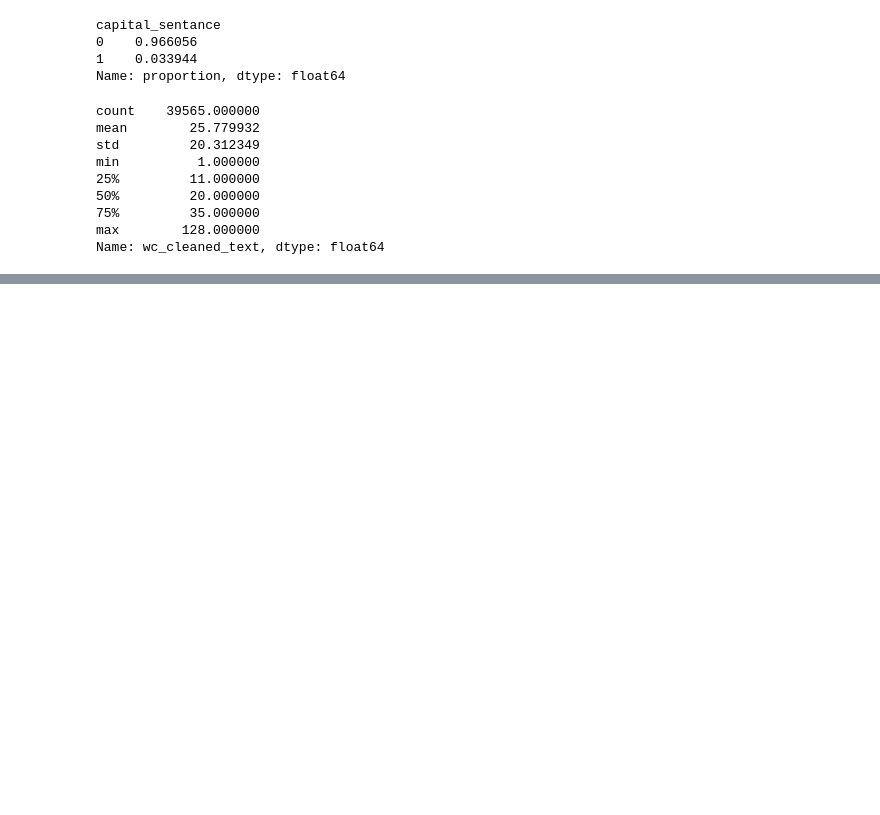
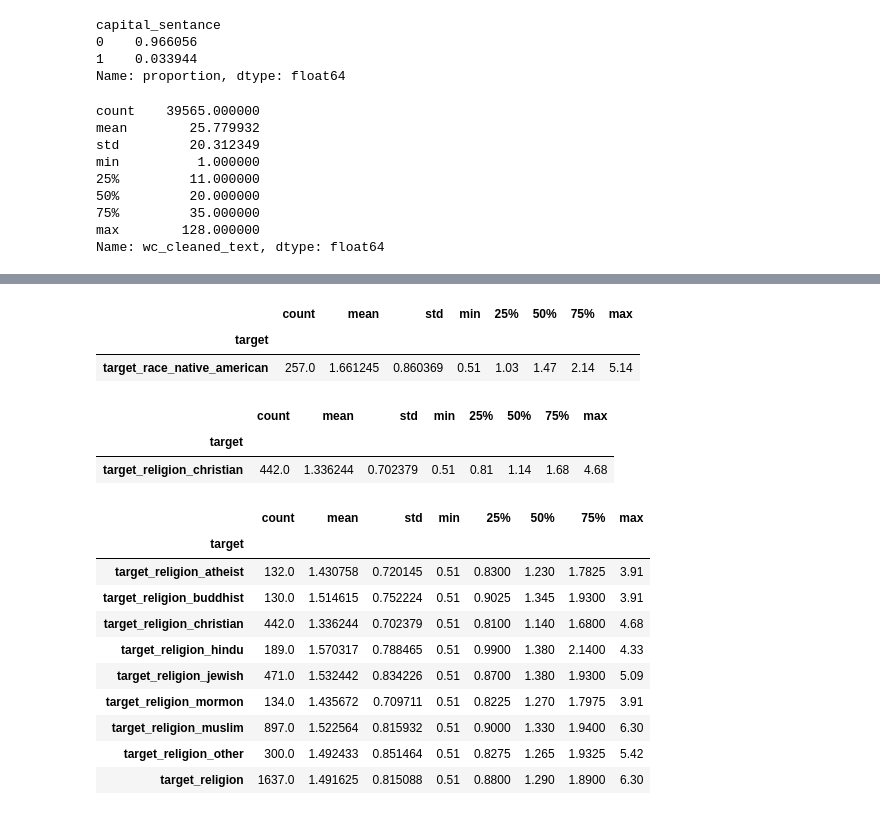
Before and after one commit to bwolff26/capstone_malevonce_prevention, a Jupyter notebook: code/cleaning_ii.ipynb, the cells around one changed output, grey strips where cells are left out. Cells and saved outputs as stored; diff of their text form; code cells hidden in the pictures; blank space fills up the shorter version.

```diff
--- a/code/cleaning_ii.ipynb
+++ b/code/cleaning_ii.ipynb
@@ -154,0 +176,4 @@ df.groupby('hate_rank')['wc_cleaned_text'].describe()#Hmm, pehaps there is a tre
+# %%
+targets = list(df.columns[df.columns.str.contains("target")])
+print(len(targets))
+targets[:5]
@@ -154,0 +187,7 @@ df.groupby('hate_rank')['wc_cleaned_text'].describe()#Hmm, pehaps there is a tre
+# %%
+target_df = []
+for i in targets:
+    print(f"{i}:")
+    print(df.loc[(df['hate_rank']!=0) & (df[i]>0),'hate_speech_score'].describe())
+    target_df.append(df.loc[(df['hate_rank']!=0) & (df[i]>0),'hate_speech_score'].describe())
+    print('~'*45)
@@ -154,0 +232,5 @@ df.groupby('hate_rank')['wc_cleaned_text'].describe()#Hmm, pehaps there is a tre
+# %%
+#target_df = pd.DataFrame(targets)
+try_df = pd.DataFrame(target_df)
+try_df['target'] = targets
+try_df.set_index('target', inplace=True)
@@ -154,0 +254,34 @@ df.groupby('hate_rank')['wc_cleaned_text'].describe()#Hmm, pehaps there is a tre
+# %%
+try_df[try_df['mean']==try_df['mean'].max()] #Oh, this is quite a shocker that the NAs really getting pounded....
+#Note however the lowish count overall
+# %% [output]
+|  | count | mean | std | min | 25% | 50% | 75% | max |
+| target |  |  |  |  |  |  |  |  |
+| target_race_native_american | 257.0 | 1.661245 | 0.860369 | 0.51 | 1.03 | 1.47 | 2.14 | 5.14 |
+# %%
+try_df[try_df['mean']==try_df['mean'].min()] #Not surprising the overall low hate, given the assumption that most of the people
+#posting were probably Christian, even if all of these are from people of other religion, that the overall hate would
+#probably be less as the Christians are likely a significant majority of the population.
+# %% [output]
+|  | count | mean | std | min | 25% | 50% | 75% | max |
+| target |  |  |  |  |  |  |  |  |
+| target_religion_christian | 442.0 | 1.336244 | 0.702379 | 0.51 | 0.81 | 1.14 | 1.68 | 4.68 |
+# %%
+try_df[try_df.index.str.contains('religion')] #Oh wow, in this sample Jews actually aren't the most hated on... Unsurprised
+#about the Chrstians (see earlier). However, those Eastern religions are up there... Now, they aren't the highest counts, but stll...
+#Of note as well is how Muslims are ovr half the targets. Also of note is considering the global populatio of Jews how
+#much more they get targeted proportionally...
+    #Oh, notice the explicit overlap... ie add up the Abrahamic religions and you're already over the target's count...
+        #Hence, these posts have overlaps. Regardless...
+# %% [output]
+|  | count | mean | std | min | 25% | 50% | 75% | max |
+| target |  |  |  |  |  |  |  |  |
+| target_religion_atheist | 132.0 | 1.430758 | 0.720145 | 0.51 | 0.8300 | 1.230 | 1.7825 | 3.91 |
+| target_religion_buddhist | 130.0 | 1.514615 | 0.752224 | 0.51 | 0.9025 | 1.345 | 1.9300 | 3.91 |
+| target_religion_christian | 442.0 | 1.336244 | 0.702379 | 0.51 | 0.8100 | 1.140 | 1.6800 | 4.68 |
+| target_religion_hindu | 189.0 | 1.570317 | 0.788465 | 0.51 | 0.9900 | 1.380 | 2.1400 | 4.33 |
+| target_religion_jewish | 471.0 | 1.532442 | 0.834226 | 0.51 | 0.8700 | 1.380 | 1.9300 | 5.09 |
+| target_religion_mormon | 134.0 | 1.435672 | 0.709711 | 0.51 | 0.8225 | 1.270 | 1.7975 | 3.91 |
+| target_religion_muslim | 897.0 | 1.522564 | 0.815932 | 0.51 | 0.9000 | 1.330 | 1.9400 | 6.30 |
+| target_religion_other | 300.0 | 1.492433 | 0.851464 | 0.51 | 0.8275 | 1.265 | 1.9325 | 5.42 |
+| target_religion | 1637.0 | 1.491625 | 0.815088 | 0.51 | 0.8800 | 1.290 | 1.8900 | 6.30 |
```
Also changed, not shown: parts of 23 cells of this notebook, 3 other files.
